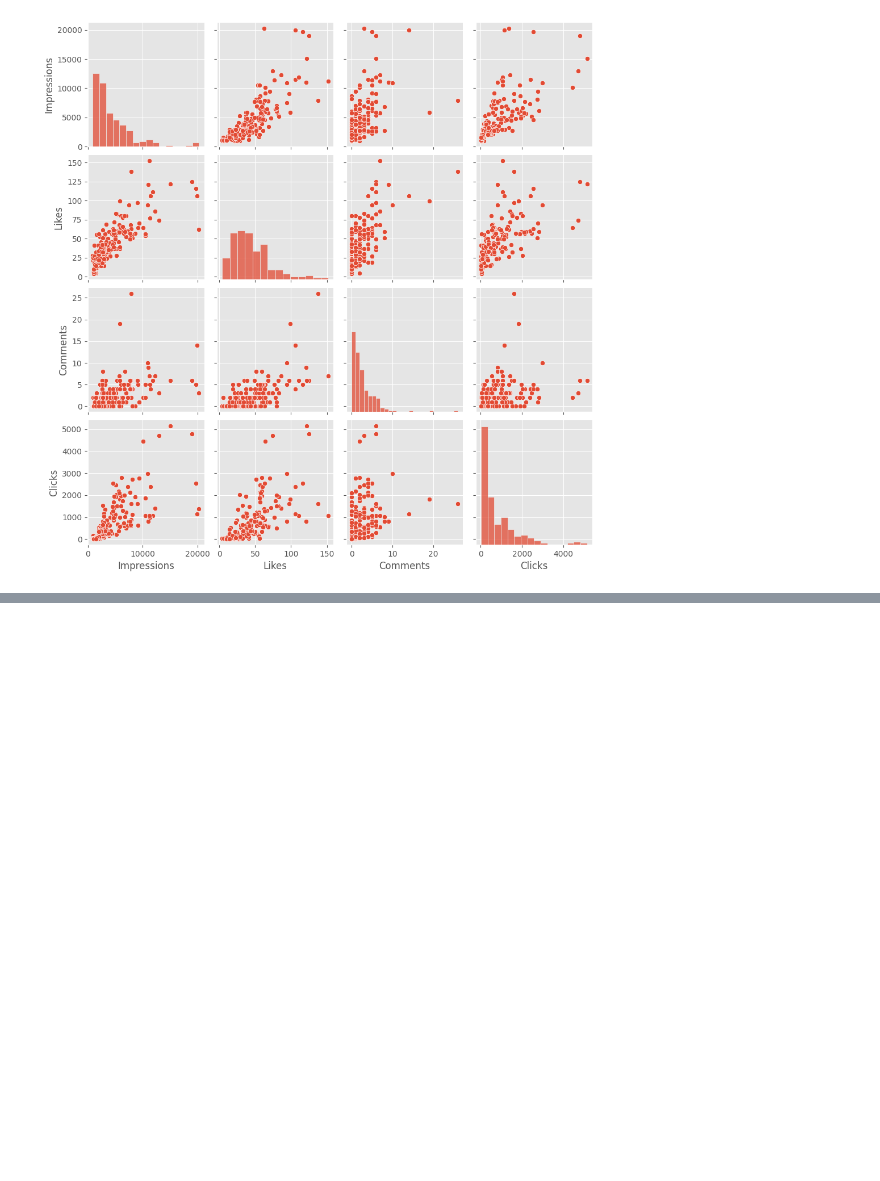
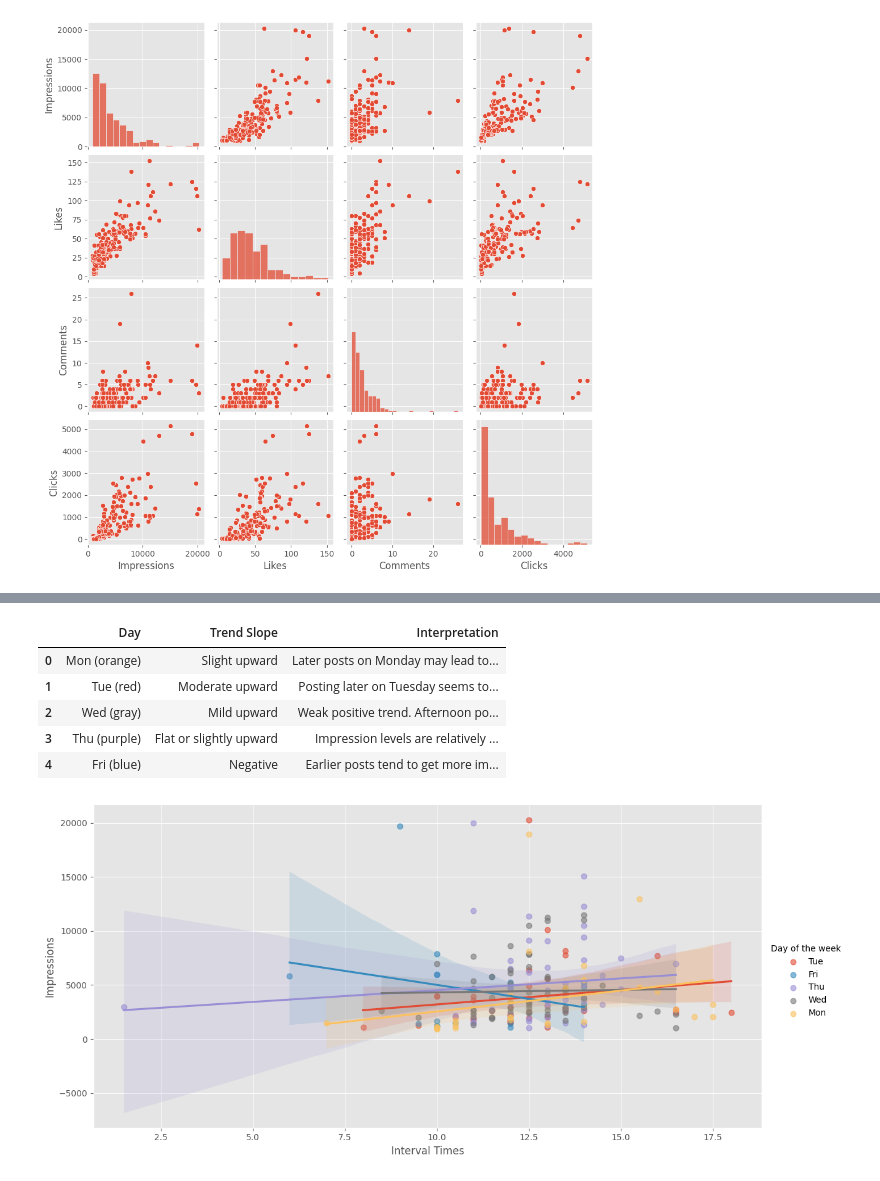
Before and after one commit to Licheng-Fang-Git/ML-Model, a Jupyter notebook: app.ipynb, the cells around one changed output, grey strips where cells are left out. Saved outputs shown, nothing was run; the diff lists cells and outputs as text; code cells hidden in the pictures; blank space fills up the shorter version.

```diff
--- a/app.ipynb
+++ b/app.ipynb
@@ -435,6 +429,22 @@ plt.show()
 [figure]
 # %%
 df_corr = df[['Impressions', 'Likes', 'Comments', 'Clicks']].dropna().corr()
-df_corr
+
 sns.heatmap(df_corr, annot=True)
+plt.show()
+
+data = {
+    "Pair" : ['Impression & Likes', 'Impressions & Clicks', 'Likes & Clicks', 'Likes & Comments', 'Impressions & Comments', 'Comments & Clicks'],
+    "Correlation": [0.80, 0.71, 0.65, 0.65, 0.52, 0.36],
+    "Interpretation": [
+        "Strong positive correlation — more impressions tend to result in more likes.",
+        "Strong positive correlation — posts seen more often are also clicked more.",
+        "Moderate-to-strong positive correlation — users who like posts often also click them.",
+        "Moderate-to-strong positive — engaging posts receive both likes and comments.",
+        "Moderate correlation — more impressions are somewhat associated with more comments.",
+        "Weak to moderate correlation — commenting behavior is less tied to clicking behavior."]
+}
+
+pd.set_option('display.max_colwidth', None)
+display(pd.DataFrame(data))
 # %% [output]
@@ -442,0 +465,25 @@ sns.heatmap(df_corr, annot=True)
+# %%
+sns.lmplot(data=df, x='Interval Times', y='Impressions', hue='Day of the week', height=6, aspect=2, scatter_kws={'alpha': 0.6, 's': 40})
+
+data = {
+    "Day": ['Mon (orange)', 'Tue (red)', 'Wed (gray)', 'Thu (purple)', 'Fri (blue)'],
+    "Trend Slope": ['Slight upward', ' Moderate upward', ' Mild upward', ' Flat or slightly upward', ' Negative'],
+    "Interpretation": [
+        "Later posts on Monday may lead to more impressions.",
+        "Posting later on Tuesday seems to correlate with increased impressions.",
+        "Weak positive trend. Afternoon posts might perform slightly better.",
+        "Impression levels are relatively stable across posting times.",
+        "Earlier posts tend to get more impressions than later ones on Fridays."
+    ]
+}
+
+pd.set_option('display.max_colwidth', None, )
+display(pd.DataFrame(data))
+# %% [output]
+|  | Day | Trend Slope | Interpretation |
+| 0 | Mon (orange) | Slight upward | Later posts on Monday may lead to... |
+| 1 | Tue (red) | Moderate upward | Posting later on Tuesday seems to... |
+| 2 | Wed (gray) | Mild upward | Weak positive trend. Afternoon po... |
+| 3 | Thu (purple) | Flat or slightly upward | Impression levels are relatively ... |
+| 4 | Fri (blue) | Negative | Earlier posts tend to get more im... |
+[figure, added]
```
Also changed, not shown: parts of 8 cells of this notebook.
